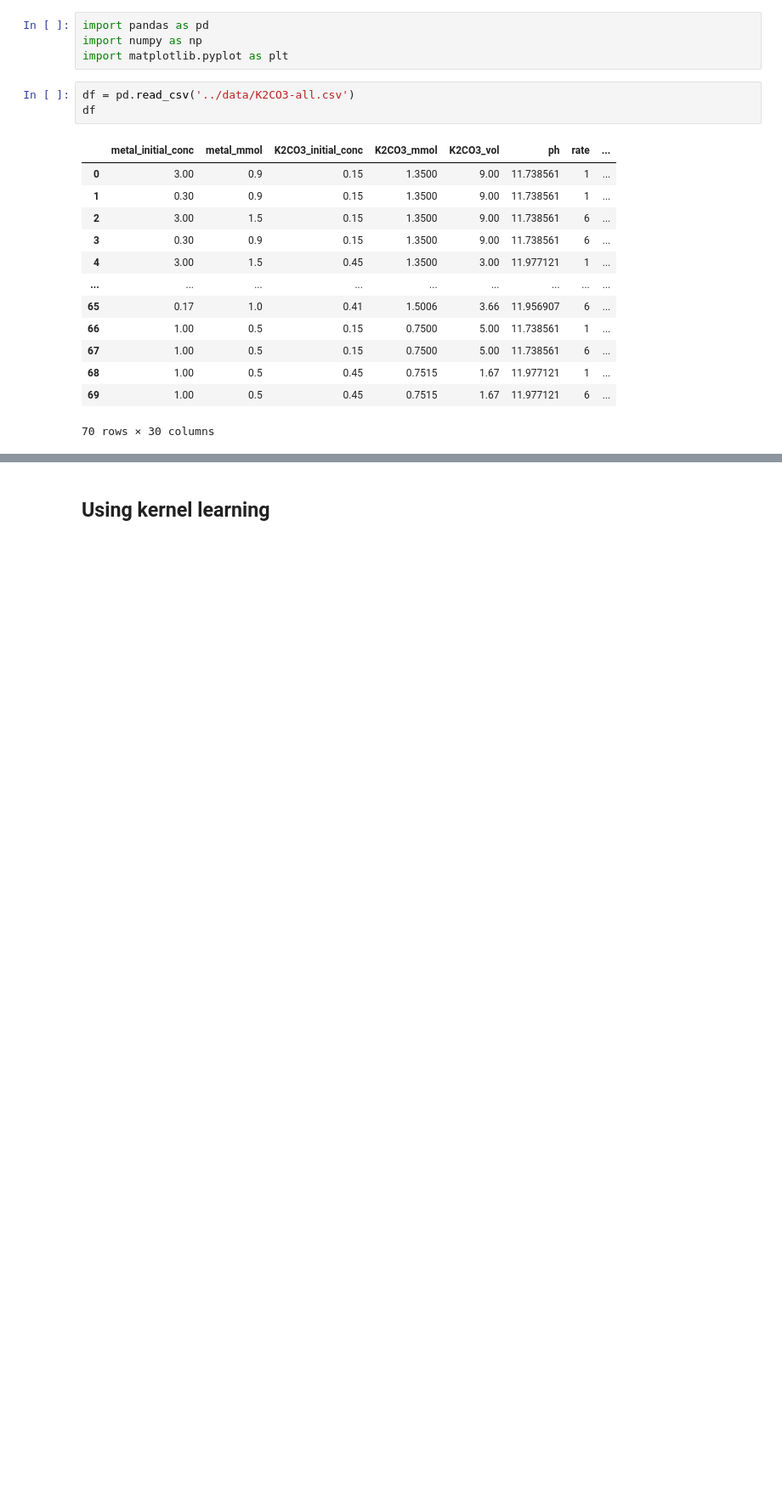
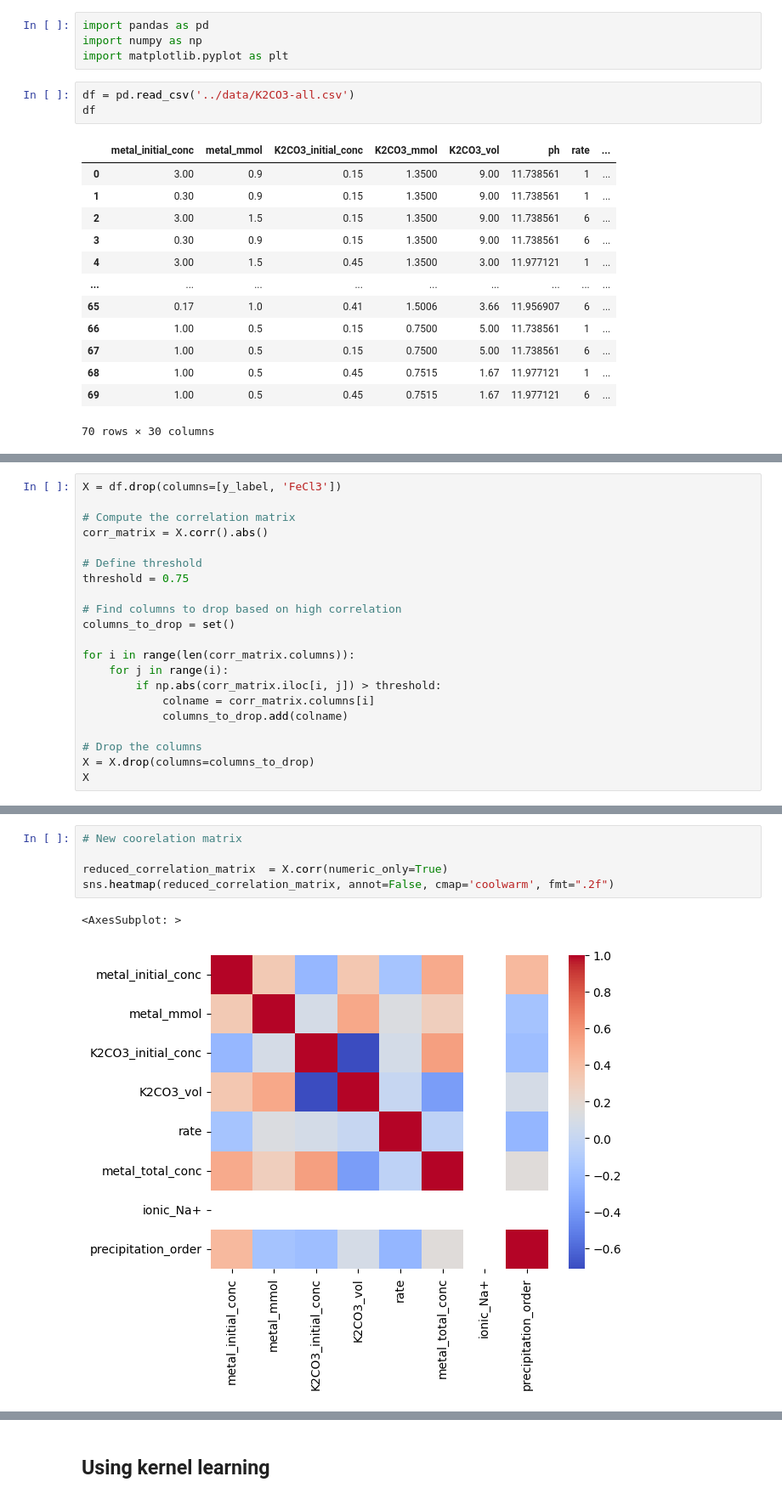
Before and after one commit to AccelerationConsortium/gremlin, a Jupyter notebook: model/kernel_xgboost.ipynb, the cells around one changed output, grey strips where cells are left out. Shown at 85% size. Saved outputs shown, nothing was run; the diff lists cells and outputs as text; blank space fills up the shorter version.

```diff
--- a/model/kernel_xgboost.ipynb
+++ b/model/kernel_xgboost.ipynb
@@ -94,0 +105,21 @@ plt.show()
+# %%
+X = df.drop(columns=[y_label, 'FeCl3'])
+
+# Compute the correlation matrix
+corr_matrix = X.corr().abs()
+
+# Define threshold
+threshold = 0.75
+
+# Find columns to drop based on high correlation
+columns_to_drop = set()
+
+for i in range(len(corr_matrix.columns)):
+    for j in range(i):
+        if np.abs(corr_matrix.iloc[i, j]) > threshold:
+            colname = corr_matrix.columns[i]
+            columns_to_drop.add(colname)
+
+# Drop the columns
+X = X.drop(columns=columns_to_drop)
+X
@@ -94,0 +140,8 @@ plt.show()
+# %%
+# New coorelation matrix
+
+reduced_correlation_matrix  = X.corr(numeric_only=True)
+sns.heatmap(reduced_correlation_matrix, annot=False, cmap='coolwarm', fmt=".2f")
+# %% [output]
+<AxesSubplot: >
+[figure, added]
```
Also changed, not shown: parts of 10 cells of this notebook.
